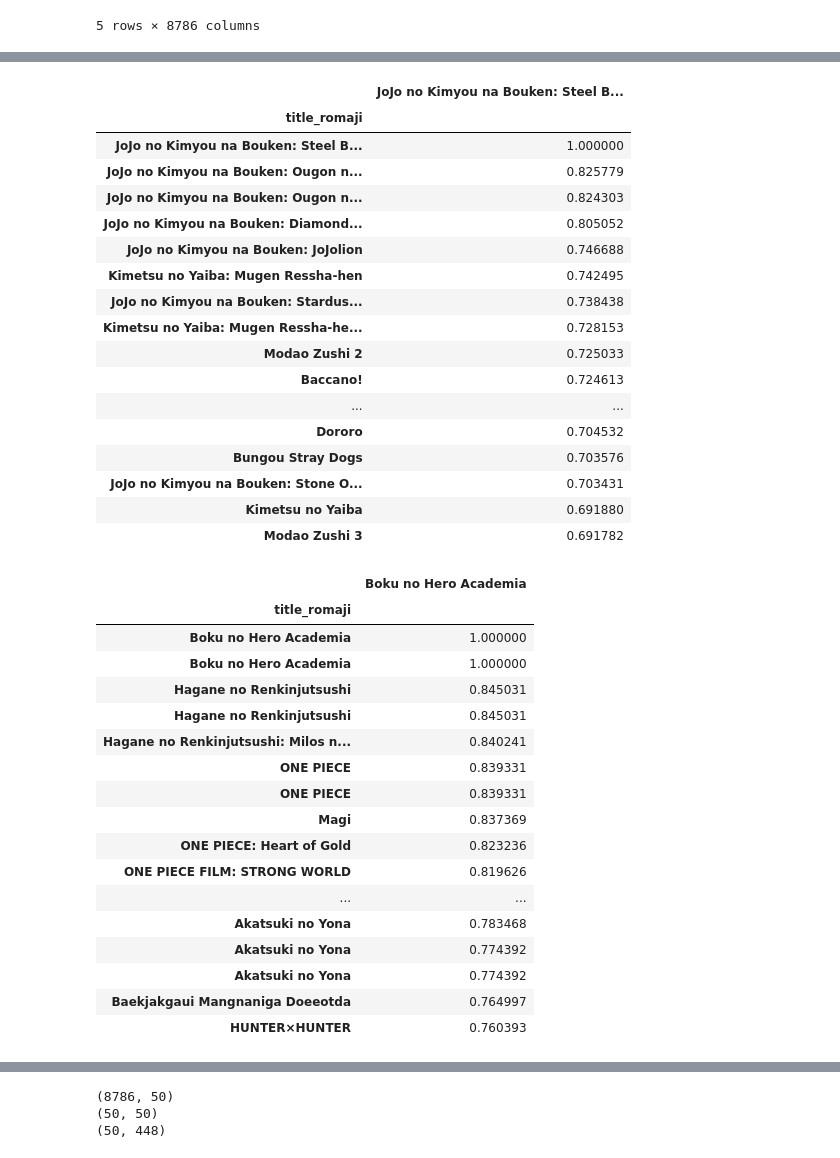
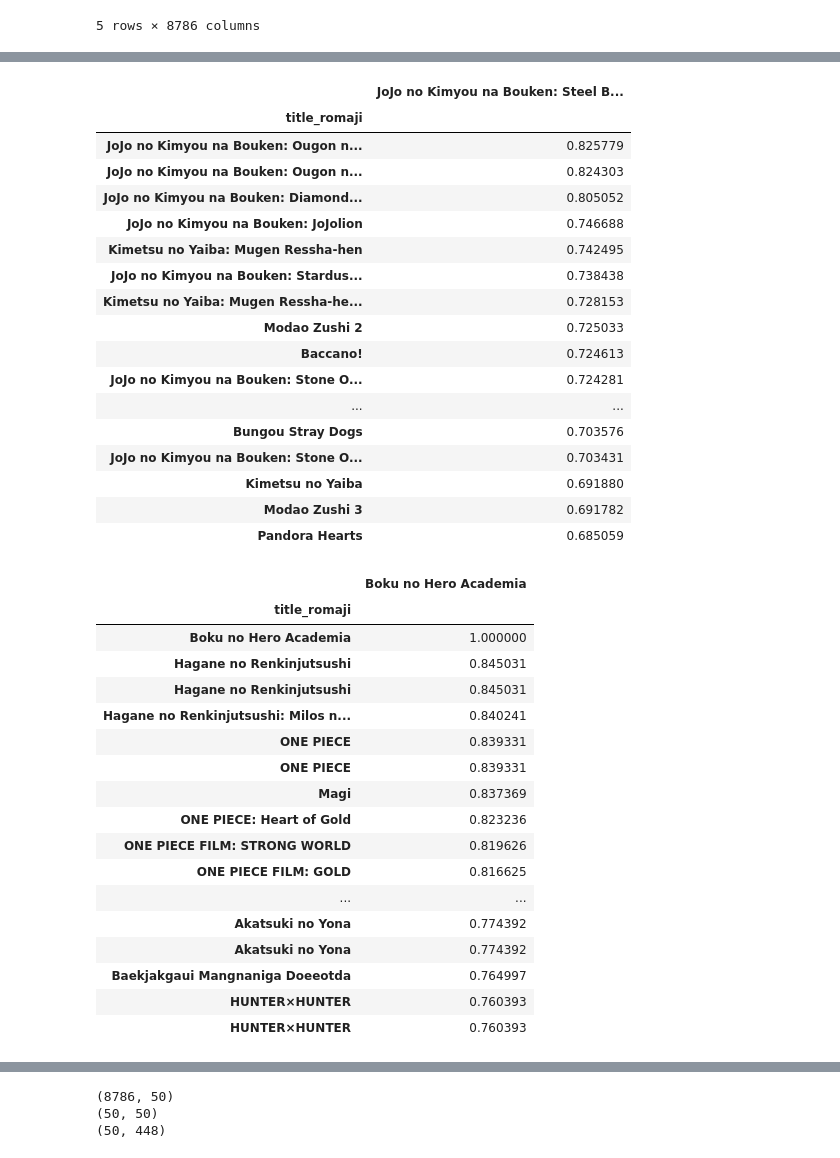
Before and after one commit to doyoung-umich/pj_otaku, a Jupyter notebook: Doyoung/EDA.ipynb, the cells around one changed output, grey strips where cells are left out. Drawn from its saved outputs; the diff is of its cells as text; code cells hidden in the pictures.

```diff
--- a/Doyoung/EDA.ipynb
+++ b/Doyoung/EDA.ipynb
@@ -340,9 +354,8 @@ title_corr_popular.loc['Berserk'].drop_duplicates().sort_values(ascending = Fals
 # %%
-title_corr_popular.loc['JoJo no Kimyou na Bouken: Steel Ball Run'].drop_duplicates().sort_values(ascending = False)[:20].to_frame()
+title_corr_popular.loc['JoJo no Kimyou na Bouken: Steel Ball Run'].drop_duplicates().sort_values(ascending = False)[1:21].to_frame()
 # %% [output]
 |  | JoJo no Kimyou na Bouken: Steel B... |
 | title_romaji |  |
-| JoJo no Kimyou na Bouken: Steel B... | 1.000000 |
 | JoJo no Kimyou na Bouken: Ougon n... | 0.825779 |
 | JoJo no Kimyou na Bouken: Ougon n... | 0.824303 |
 | JoJo no Kimyou na Bouken: Diamond... | 0.805052 |
@@ -352,18 +365,18 @@ title_corr_popular.loc['JoJo no Kimyou na Bouken: Steel Ball Run'].drop_duplicat
 | Kimetsu no Yaiba: Mugen Ressha-he... | 0.728153 |
 | Modao Zushi 2 | 0.725033 |
 | Baccano! | 0.724613 |
+| JoJo no Kimyou na Bouken: Stone O... | 0.724281 |
 | ... | ... |
-| Dororo | 0.704532 |
 | Bungou Stray Dogs | 0.703576 |
 | JoJo no Kimyou na Bouken: Stone O... | 0.703431 |
 | Kimetsu no Yaiba | 0.691880 |
 | Modao Zushi 3 | 0.691782 |
+| Pandora Hearts | 0.685059 |
 # %%
-title_corr_popular.loc['Boku no Hero Academia'].drop_duplicates().iloc[0].sort_values(ascending = False)[:20].to_frame()
+title_corr_popular.loc['Boku no Hero Academia'].drop_duplicates().iloc[0].sort_values(ascending = False)[1:21].to_frame()
 # %% [output]
 |  | Boku no Hero Academia |
 | title_romaji |  |
-| Boku no Hero Academia | 1.000000 |
 | Boku no Hero Academia | 1.000000 |
 | Hagane no Renkinjutsushi | 0.845031 |
 | Hagane no Renkinjutsushi | 0.845031 |
@@ -373,10 +386,11 @@ title_corr_popular.loc['Boku no Hero Academia'].drop_duplicates().iloc[0].sort_v
 | Magi | 0.837369 |
 | ONE PIECE: Heart of Gold | 0.823236 |
 | ONE PIECE FILM: STRONG WORLD | 0.819626 |
+| ONE PIECE FILM: GOLD | 0.816625 |
 | ... | ... |
-| Akatsuki no Yona | 0.783468 |
 | Akatsuki no Yona | 0.774392 |
 | Akatsuki no Yona | 0.774392 |
 | Baekjakgaui Mangnaniga Doeeotda | 0.764997 |
 | HUNTER×HUNTER | 0.760393 |
+| HUNTER×HUNTER | 0.760393 |
 # %%
```
Also changed, not shown: parts of 41 cells of this notebook.
